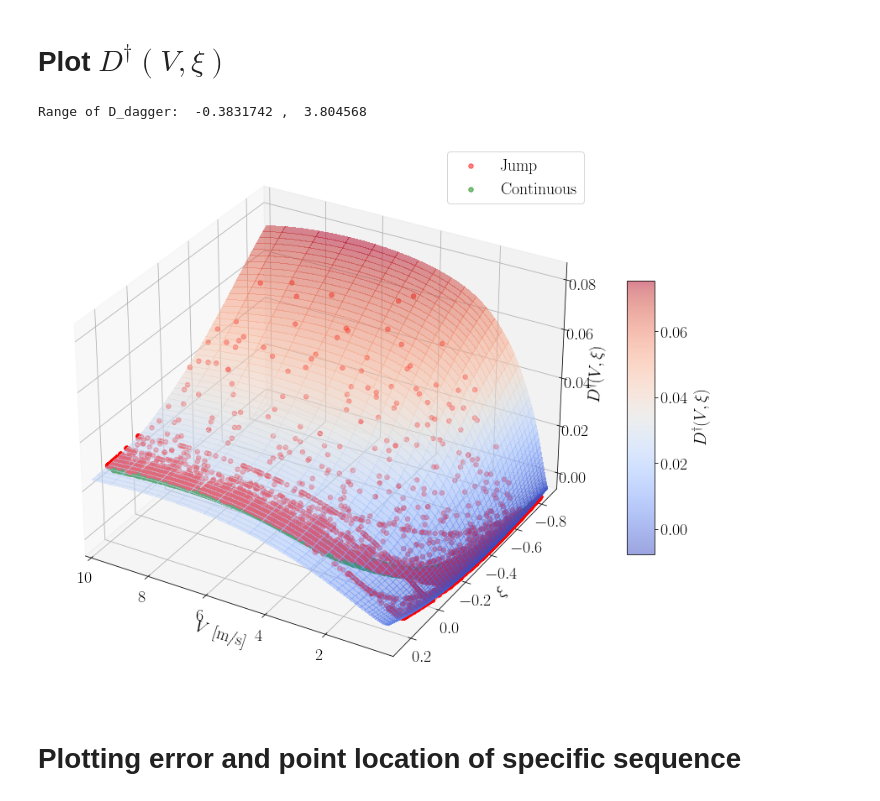
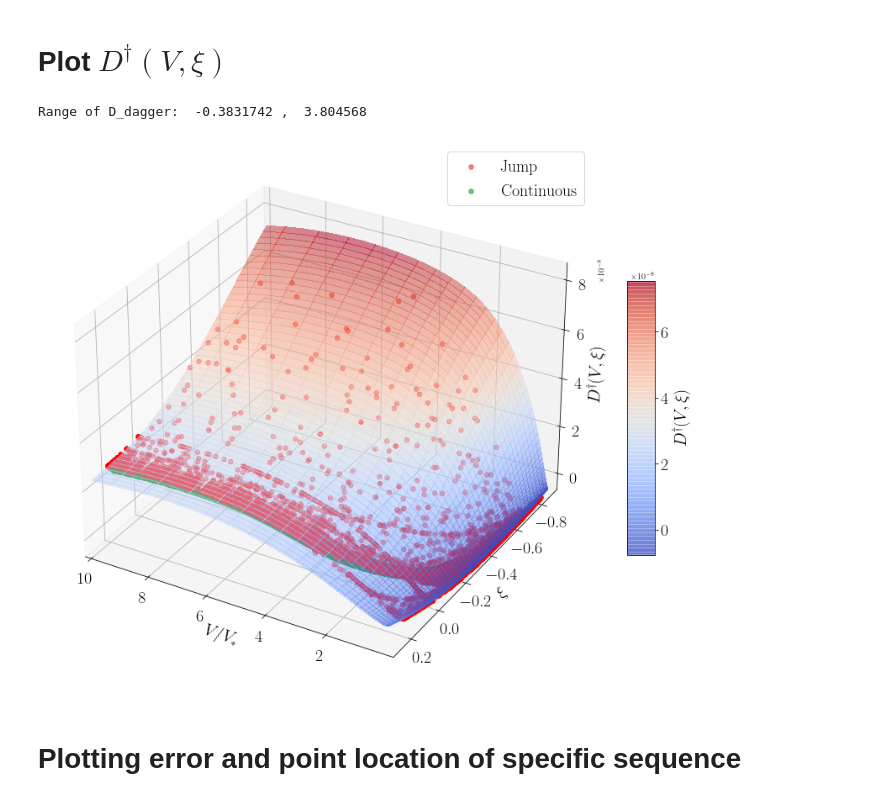
Before and after one commit to Shengduo/RateAndStateWithPotential, a Jupyter notebook: PlotPotentials.ipynb, the cells around one changed output. Cells and saved outputs as stored; diff of their text form; code cells hidden in the pictures.

```diff
--- a/PlotPotentials.ipynb
+++ b/PlotPotentials.ipynb
@@ -266,7 +266,8 @@ for idx in range(len(legends)):
 
     ax.scatter(Vin,
             D_dagger_dataPts[:, 1],
-            D_dagger_dataPts_val / scaling_factor,
+            # D_dagger_dataPts_val / scaling_factor,
+            D_dagger_dataPts_val / scaling_factor * 1e-6,
             s=30,
             marker="o",
             alpha=0.5,
@@ -283,36 +284,39 @@ print("Range of D_dagger: ", min(D_dagger_val.flatten()), ", ", max(D_dagger_val
 
 # Plot the surface.
 if logVFlag:
     Vin = np.log10(DotX)
 else:
     Vin = DotX
 
-surf = ax.plot_surface(Vin, Xi, D_dagger_val / scaling_factor, cmap=cm.coolwarm,
+# surf = ax.plot_surface(Vin, Xi, D_dagger_val / scaling_factor, cmap=cm.coolwarm,
+#                        linewidth=0, antialiased=False, alpha=0.5)
+surf = ax.plot_surface(Vin, Xi, D_dagger_val / scaling_factor * 1e-6, cmap=cm.coolwarm,
                        linewidth=0, antialiased=False, alpha=0.5)
 
 if logVFlag:
     ax.set_xlim(np.min(Vin), np.max(Vin))
     ax.set_ylim(np.min(Xi), np.max(Xi))
 else:
     ax.set_xlim(np.min(Vin), np.max(Vin))
     ax.set_ylim(np.min(Xi), np.max(Xi))
-ax.set_zlim(-0.25 / scaling_factor, 4.25 / scaling_factor)
-
+# ax.set_zlim(-0.25 / scaling_factor, 4.25 / scaling_factor)
+ax.set_zlim(-0.25 / scaling_factor * 1e-6, 4.25 / scaling_factor * 1e-6)
 if logVFlag:
     ax.set_xlabel("$\log_{10}(V)$ [m/s]", fontsize=fsize)
 else:
-    ax.set_xlabel("$V$ [m/s]", fontsize=fsize)
+    # ax.set_xlabel("$V$ [m/s]", fontsize=fsize)
+    ax.set_xlabel("$V / V_*$", fontsize=fsize)
 ax.set_ylabel("$\\xi$",fontsize=fsize)
 ax.set_zlabel("$D^\dagger(V, \\xi)$", fontsize=fsize)
 
 # Add a color bar which maps values to colors.
 cb = fig.colorbar(surf, shrink=0.5, aspect=10)
 cb.set_label("$D^\dagger(V, \\xi)$", fontsize=fsize)
 cb.ax.tick_params(labelsize=fsize)
 ax.tick_params(axis='both', which='major', labelsize=fsize)
 
 plt.show()
 # %% [output]
 Range of D_dagger:  -0.3831742 ,  3.804568
-[figure, old version]
+[figure, new version]
 # %%
```
Also changed, not shown: parts of 7 cells of this notebook, 3 other files.
